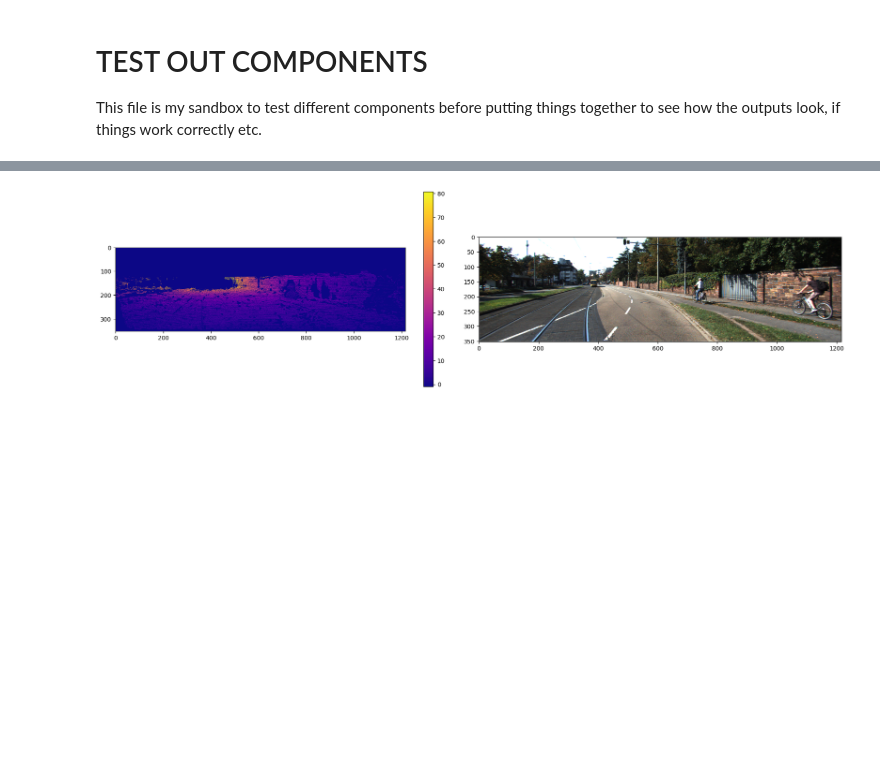
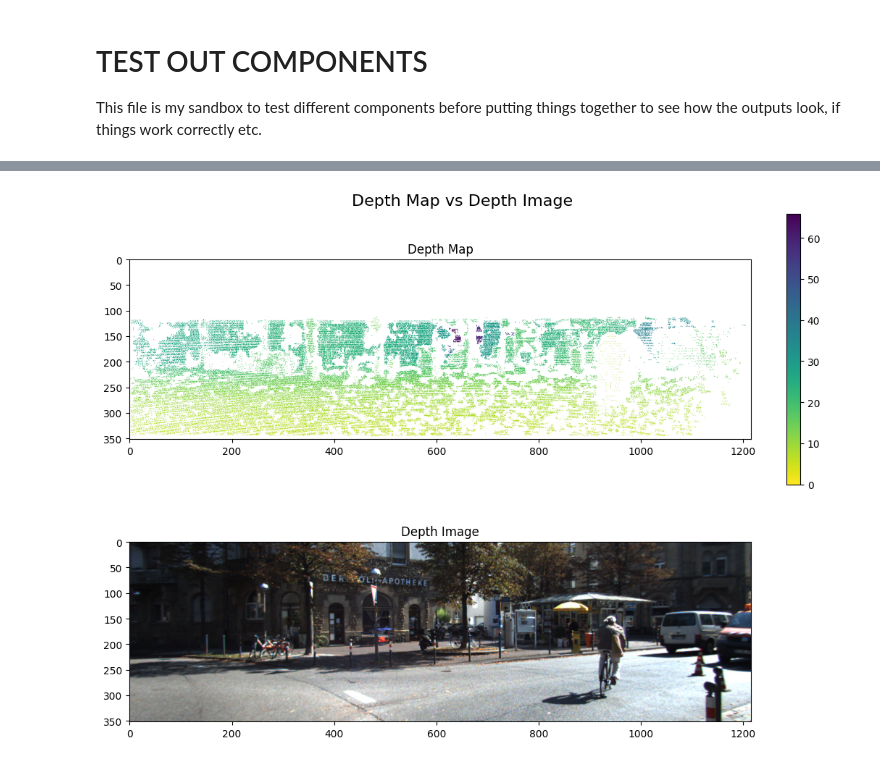
Before and after one commit to TPdkr/thesis, a Jupyter notebook: src/test.ipynb, the cells around one changed output, grey strips where cells are left out. Cells and saved outputs as stored; diff of their text form; code cells hidden in the pictures; blank space fills up the shorter version.

Commit message:
added scikit learn to dependencies and managed to properly plot the depth map

```diff
--- a/src/test.ipynb
+++ b/src/test.ipynb
@@ -54,13 +15,29 @@ Speed: 1.0ms preprocess, 21.7ms inference, 0.1ms postprocess per image at shape
 # %%
+depth_map = "../datasets/depth_selection/val_selection_cropped/groundtruth_depth/2011_09_26_drive_0005_sync_groundtruth_depth_0000000071_image_03.png"
+depth_map_img = togglePath(depth_map)
+
+depth_img = np.array(Image.open(depth_map_img), dtype=int)
+
 depth_np = depth_read(depth_map)
-plt.figure(figsize=(18, 5))  # width, height in inches
-plt.subplot(1,2,1)
-plt.imshow(depth_np, cmap='plasma')
-plt.colorbar()
 
-plt.subplot(1, 2, 2)
-plt.imshow(depth_img)
-plt.tight_layout()
+cmap = plt.cm.viridis_r.copy()
+cmap.set_under('white')   # values below vmin
+cmap.set_over('white')
+
+fig, ax = plt.subplots(2, 1, figsize=(10, 8), constrained_layout=True)
+
+# First image
+im = ax[0].imshow(depth_np, cmap=cmap, vmin=0)
+fig.colorbar(im, ax=ax[0])
+ax[0].set_title("Depth Map")
+ax[0].set_anchor('C')   # center image
+
+# Second image
+ax[1].imshow(depth_img)
+ax[1].set_title("Depth Image")
+ax[1].set_anchor('C')   # center image
+
+plt.suptitle("Depth Map vs Depth Image", fontsize=16)
 plt.show()
 # %% [output]
-[figure, old version]
+[figure, new version]
```
Also changed, not shown: parts of 3 cells of this notebook, 3 other files.
